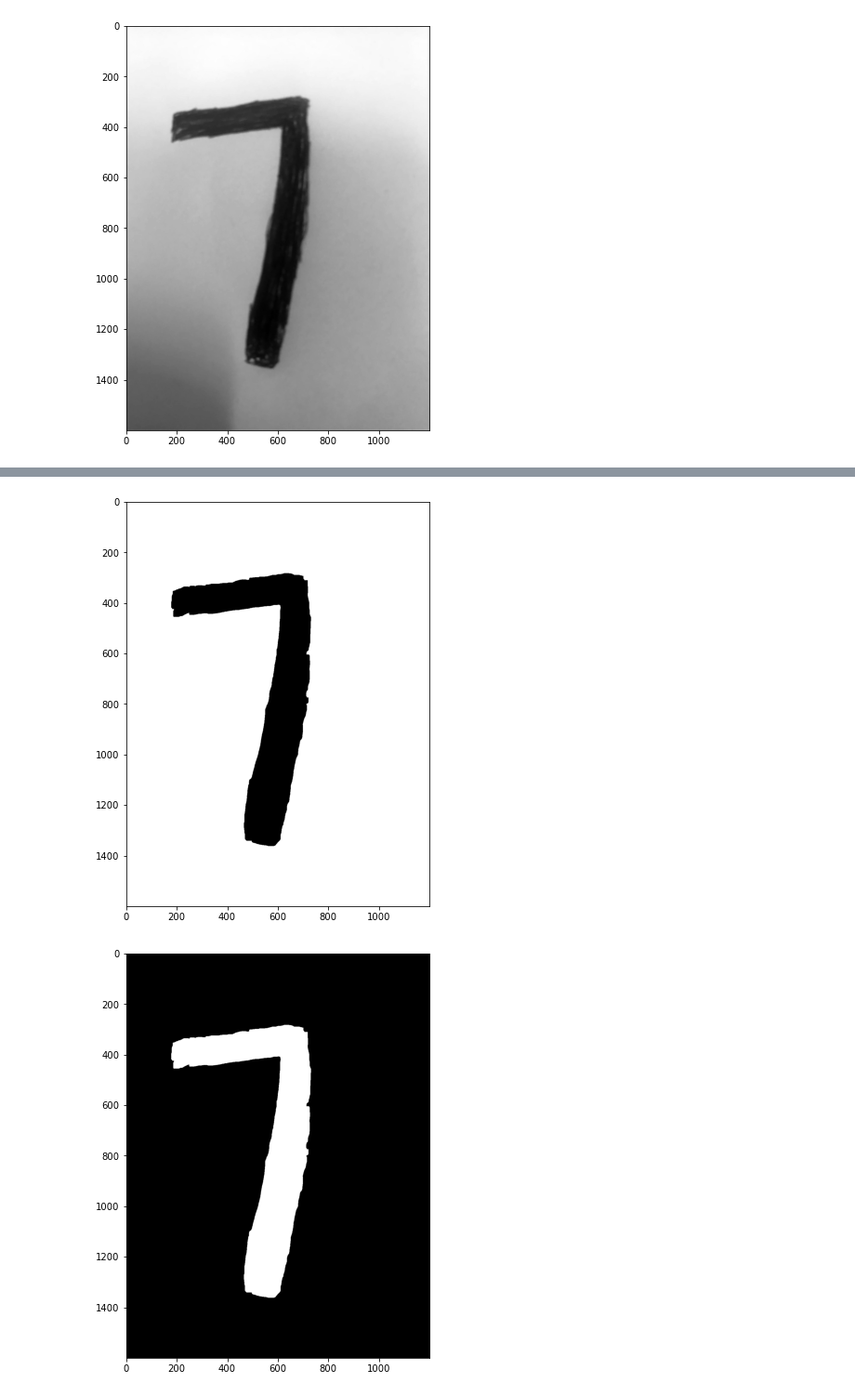
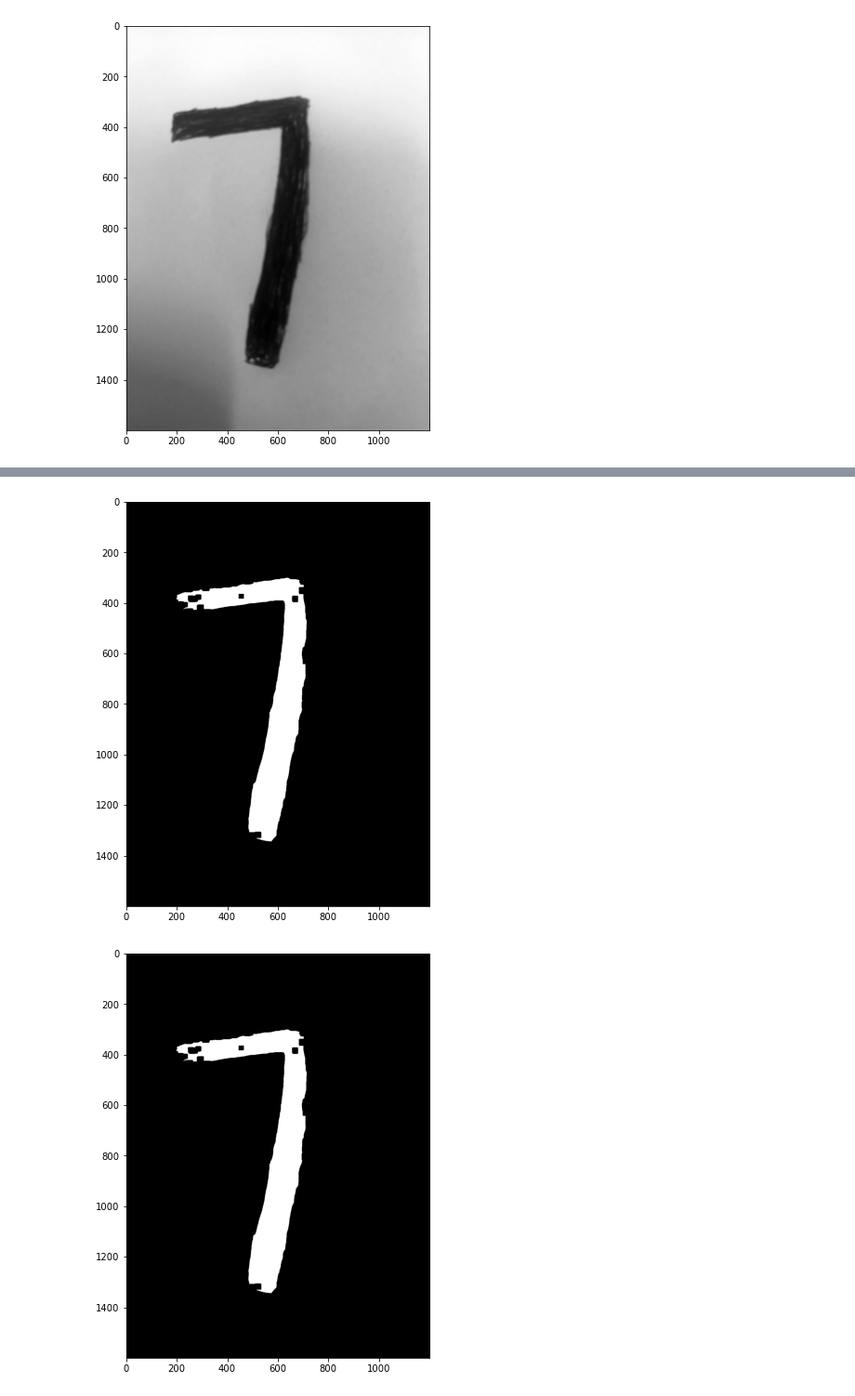
Before and after one commit to shahidqureshi01/AI, a Jupyter notebook: M6_Computer_Vision/06. Contours and Blob detection/detect.ipynb, the cells around one changed output, grey strips where cells are left out. Shown at 93% size. Saved outputs shown, nothing was run; the diff lists cells and outputs as text; code cells hidden in the pictures.

```diff
--- a/M6_Computer_Vision/06. Contours and Blob detection/detect.ipynb
+++ b/M6_Computer_Vision/06. Contours and Blob detection/detect.ipynb
@@ -27,7 +31,7 @@ plt.imshow(blur, cmap='gray');
 # %% [output]
 [figure]
 # %%
-ret,th = cv2.threshold(blur,70,255,cv2.THRESH_BINARY)
+ret,th = cv2.threshold(blur,70,255,cv2.THRESH_BINARY_INV)
 plt.figure(figsize = (12,8))
 plt.imshow(th, cmap='gray');
 # %% [output]
@@ -40,11 +44,11 @@ dilation = cv2.erode(th ,kernel,iterations = 8)
 plt.figure(figsize = (12,8))
 plt.imshow(dilation, cmap='gray');
 # %% [output]
-[figure, old version]
+[figure, new version]
 # %%
-ret,th2 = cv2.threshold(dilation,70,255,cv2.THRESH_BINARY_INV)
+ret,th2 = cv2.threshold(dilation,70,255,cv2.THRESH_BINARY)
 plt.figure(figsize = (12,8))
 plt.imshow(th2, cmap='gray');
 # %% [output]
-[figure, old version]
+[figure, new version]
 # %%
```
Also changed, not shown: parts of 8 cells of this notebook.
